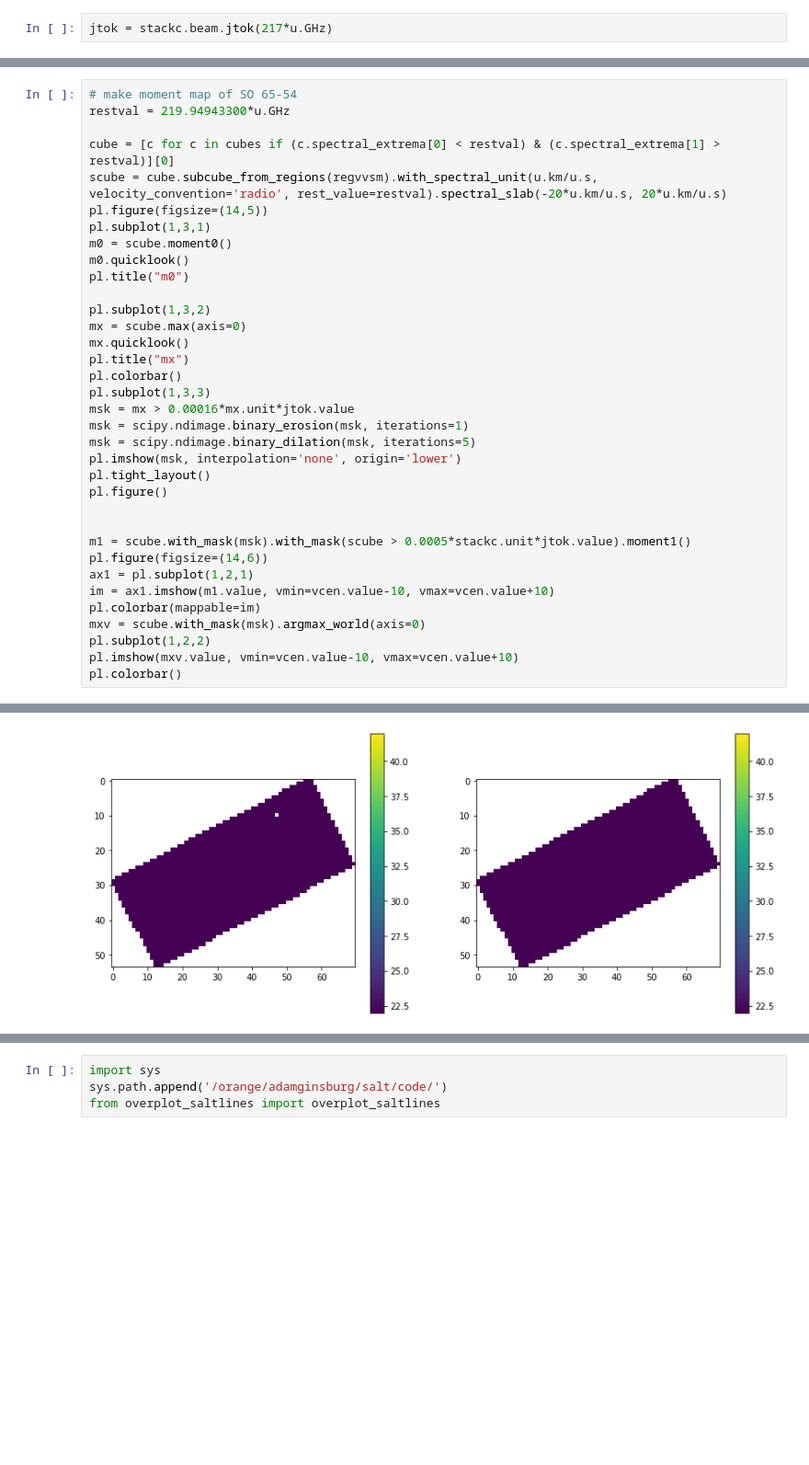
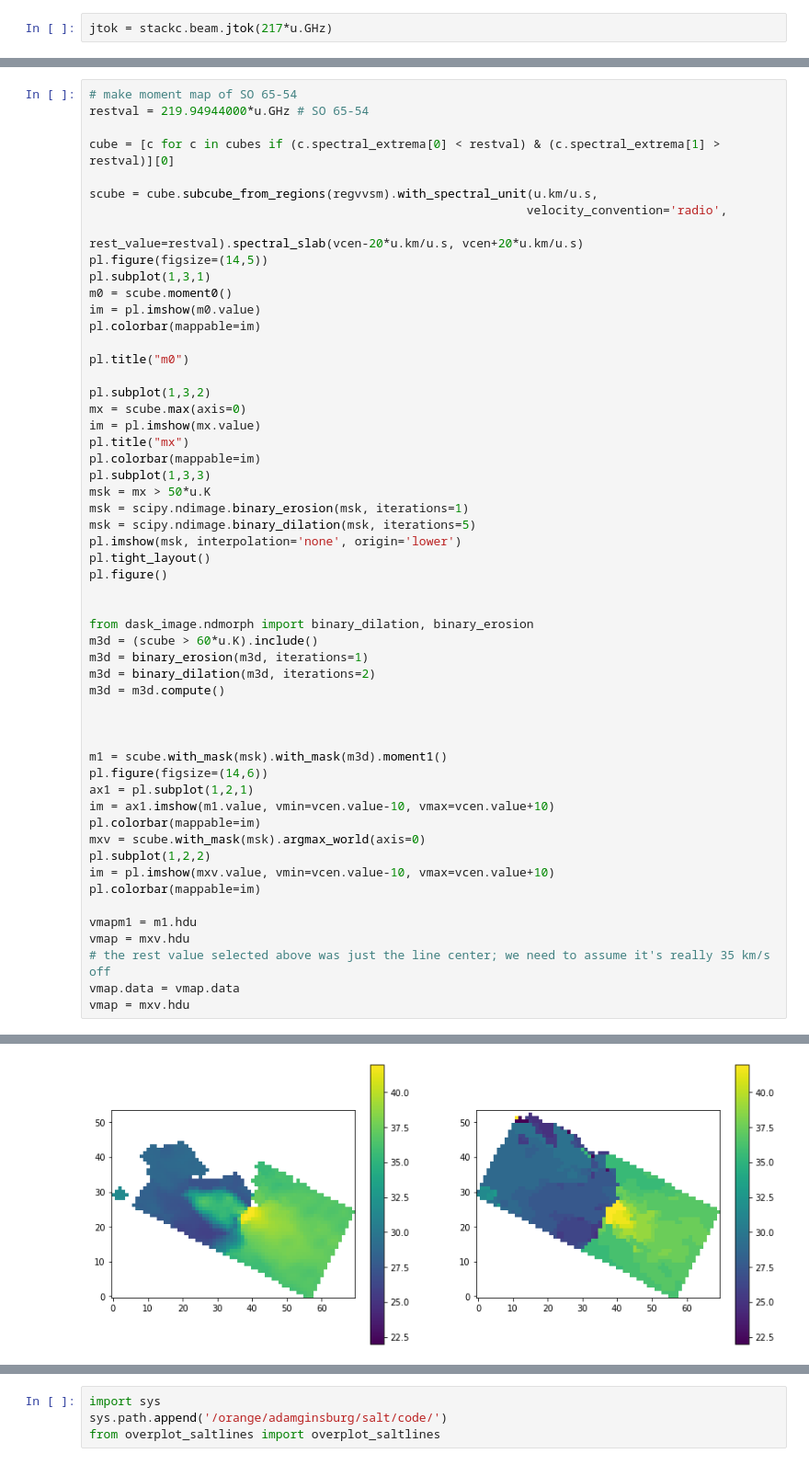
Before and after one commit to keflavich/saltmining, a Jupyter notebook: notebooks/Sanhueza18089.ipynb, the cells around one changed output, grey strips where cells are left out. Shown at 92% size. Saved outputs shown, nothing was run; the diff lists cells and outputs as text; blank space fills up the shorter version.

```diff
--- a/notebooks/Sanhueza18089.ipynb
+++ b/notebooks/Sanhueza18089.ipynb
@@ -328,22 +320,27 @@ WARNING: PossiblySlowWarning: This function (<function BaseSpectralCube.argmax_w
 # %%
 # make moment map of SO 65-54
-restval = 219.94943300*u.GHz
+restval = 219.94944000*u.GHz # SO 65-54
 
 cube = [c for c in cubes if (c.spectral_extrema[0] < restval) & (c.spectral_extrema[1] > restval)][0]
-scube = cube.subcube_from_regions(regvvsm).with_spectral_unit(u.km/u.s, velocity_convention='radio', rest_value=restval).spectral_slab(-20*u.km/u.s, 20*u.km/u.s)
+
+scube = cube.subcube_from_regions(regvvsm).with_spectral_unit(u.km/u.s,
+                                                             velocity_convention='radio',
+                                                             rest_value=restval).spectral_slab(vcen-20*u.km/u.s, vcen+20*u.km/u.s)
 pl.figure(figsize=(14,5))
 pl.subplot(1,3,1)
 m0 = scube.moment0()
-m0.quicklook()
+im = pl.imshow(m0.value)
+pl.colorbar(mappable=im)
+
 pl.title("m0")
 
 pl.subplot(1,3,2)
 mx = scube.max(axis=0)
-mx.quicklook()
+im = pl.imshow(mx.value)
 pl.title("mx")
-pl.colorbar()
+pl.colorbar(mappable=im)
 pl.subplot(1,3,3)
-msk = mx > 0.00016*mx.unit*jtok.value
+msk = mx > 50*u.K
 msk = scipy.ndimage.binary_erosion(msk, iterations=1)
 msk = scipy.ndimage.binary_dilation(msk, iterations=5)
 pl.imshow(msk, interpolation='none', origin='lower')
@@ -351,14 +348,28 @@ pl.tight_layout()
 pl.figure()
 
 
-m1 = scube.with_mask(msk).with_mask(scube > 0.0005*stackc.unit*jtok.value).moment1()
+from dask_image.ndmorph import binary_dilation, binary_erosion
+m3d = (scube > 60*u.K).include()
+m3d = binary_erosion(m3d, iterations=1)
+m3d = binary_dilation(m3d, iterations=2)
+m3d = m3d.compute()
+
+
+
+m1 = scube.with_mask(msk).with_mask(m3d).moment1()
 pl.figure(figsize=(14,6))
 ax1 = pl.subplot(1,2,1)
 im = ax1.imshow(m1.value, vmin=vcen.value-10, vmax=vcen.value+10)
 pl.colorbar(mappable=im)
 mxv = scube.with_mask(msk).argmax_world(axis=0)
 pl.subplot(1,2,2)
-pl.imshow(mxv.value, vmin=vcen.value-10, vmax=vcen.value+10)
-pl.colorbar()
+im = pl.imshow(mxv.value, vmin=vcen.value-10, vmax=vcen.value+10)
+pl.colorbar(mappable=im)
+
+vmapm1 = m1.hdu
+vmap = mxv.hdu
+# the rest value selected above was just the line center; we need to assume it's really 35 km/s off
+vmap.data = vmap.data
+vmap = mxv.hdu
 # %% [output]
 WARNING: PossiblySlowWarning: This function (<function BaseSpectralCube.argmax_world at 0x...>) requires loading the entire cube into memory and may therefore be slow. [spectral_cube.utils]
@@ -368,4 +378,4 @@ WARNING: PossiblySlowWarning: This function (<function BaseSpectralCube.argmax_w
-[figure, old version]
+[figure, new version]
 # %%
 # try creating a vmap based on another line
 restval = 232.3929*u.GHz
```
Also changed, not shown: parts of 15 cells of this notebook, 3 other files.
